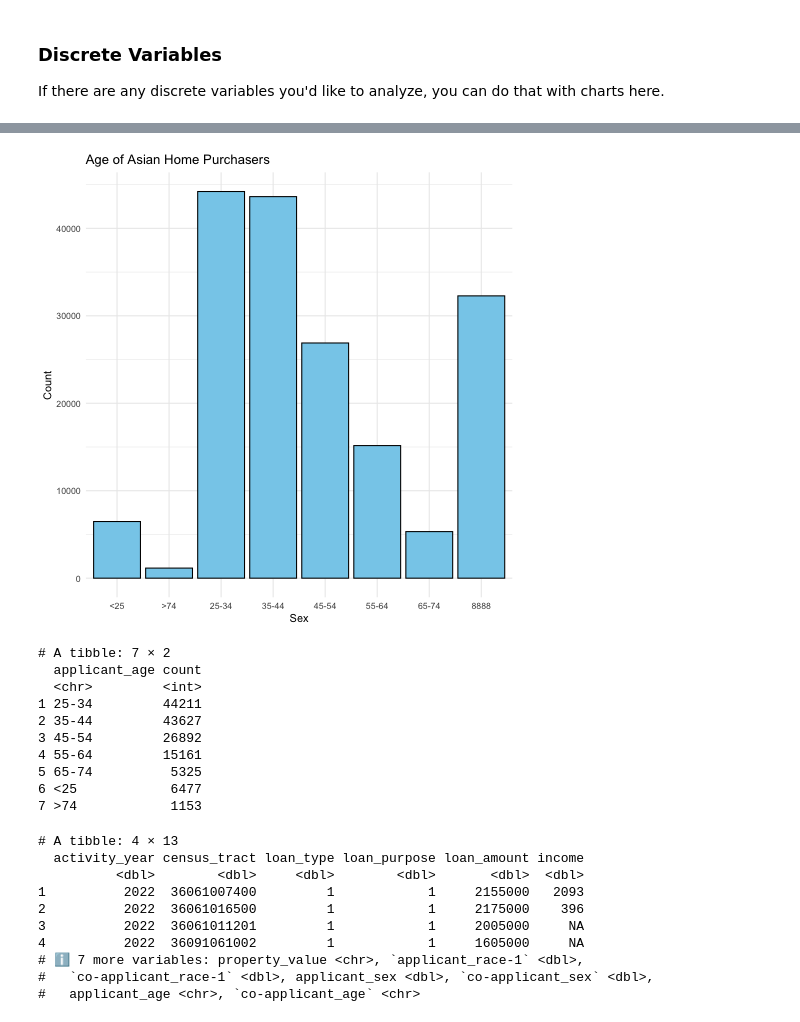
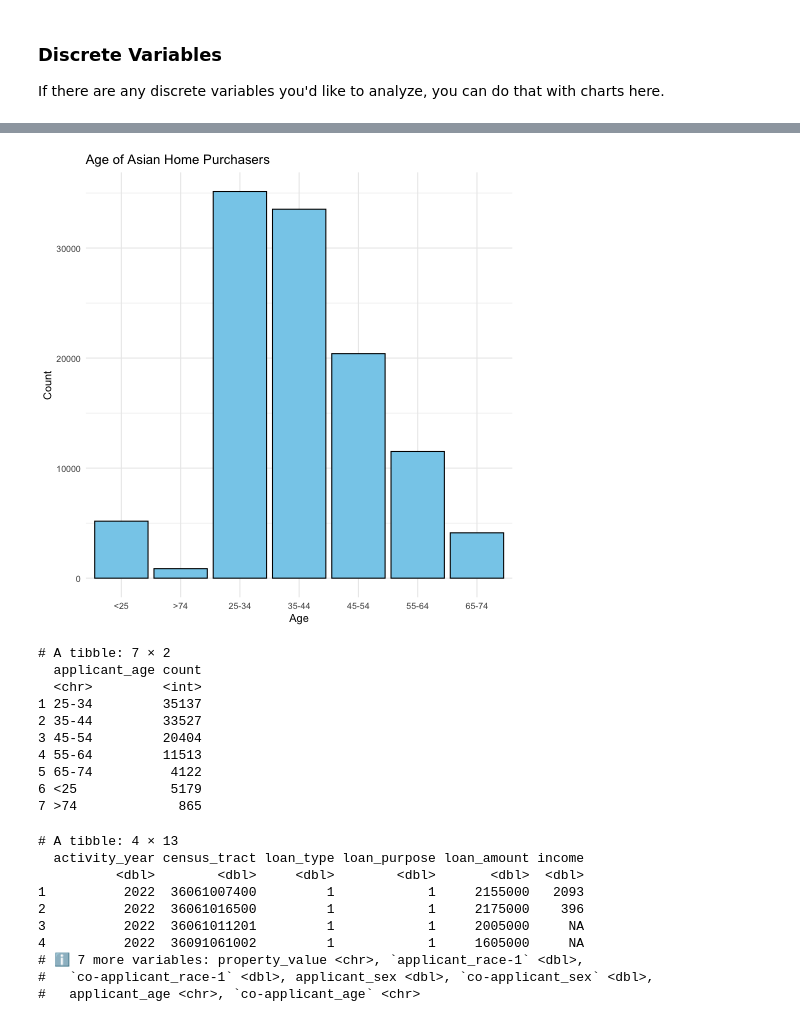
Before and after one commit to data4news-students/connect-to-census-thomastaoli, a Jupyter notebook: distributions_and_t_test.ipynb, the cells around one changed output, grey strips where cells are left out. Saved outputs shown, nothing was run; the diff lists cells and outputs as text; code cells hidden in the pictures.

Commit message:
Update plot

```diff
--- a/distributions_and_t_test.ipynb
+++ b/distributions_and_t_test.ipynb
@@ -193,3 +169,10 @@ generated.
+# %%
+%%R
+# Remove the NA and negative values from the income, property_value, and loan_amount columns
+df <- df %>%
+  filter(!is.na(income) & income > 0) %>%
+  filter(!is.na(property_value) & property_value > 0) %>%
+  filter(!is.na(loan_amount) & loan_amount > 0)
 # %% [markdown]
 ## 1-D visualizations (aka distributions)
 
@@ -281,15 +299,16 @@ df %>%
 # %%
 %%R
 
-# Make a bar chart of the applicant_age
+# Make a bar chart of the applicant_age, drop the NA and 8888 values
 
 df %>%
+    filter(!is.na(applicant_age) & applicant_age != 8888) %>%
     ggplot(aes(x = applicant_age)) +
-  geom_bar(fill = "skyblue", color = "black") +
-  labs(title = "Age of Asian Home Purchasers", x = "Sex", y = "Count") +
-  theme_minimal()
+    geom_bar(fill = "skyblue", color = "black") +
+    labs(title = "Age of Asian Home Purchasers", x = "Age", y = "Count") +
+    theme_minimal()
 # %% [output]
-[figure, old version]
+[figure, new version]
 # %%
 %%R
 
@@ -305,13 +324,13 @@ asian_age_df %>% head(10)
 # A tibble: 7 × 2
   applicant_age count
   <chr>         <int>
-1 25-34         44211
-2 35-44         43627
-3 45-54         26892
-4 55-64         15161
-5 65-74          5325
-6 <25            6477
-7 >74            1153
+1 25-34         35137
+2 35-44         33527
+3 45-54         20404
+4 55-64         11513
+5 65-74          4122
+6 <25            5179
+7 >74             865
 # %%
 %%R
 # Read in mortgage_data_white.csv as df_white
```
Also changed, not shown: parts of 17 cells of this notebook, 1 other file.
